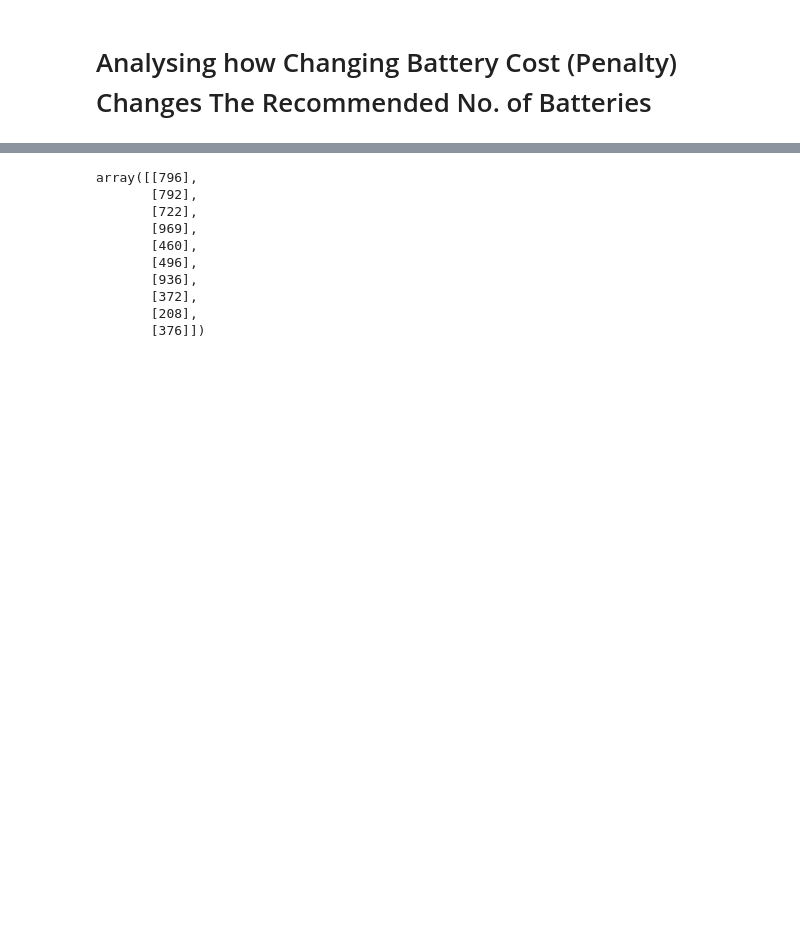
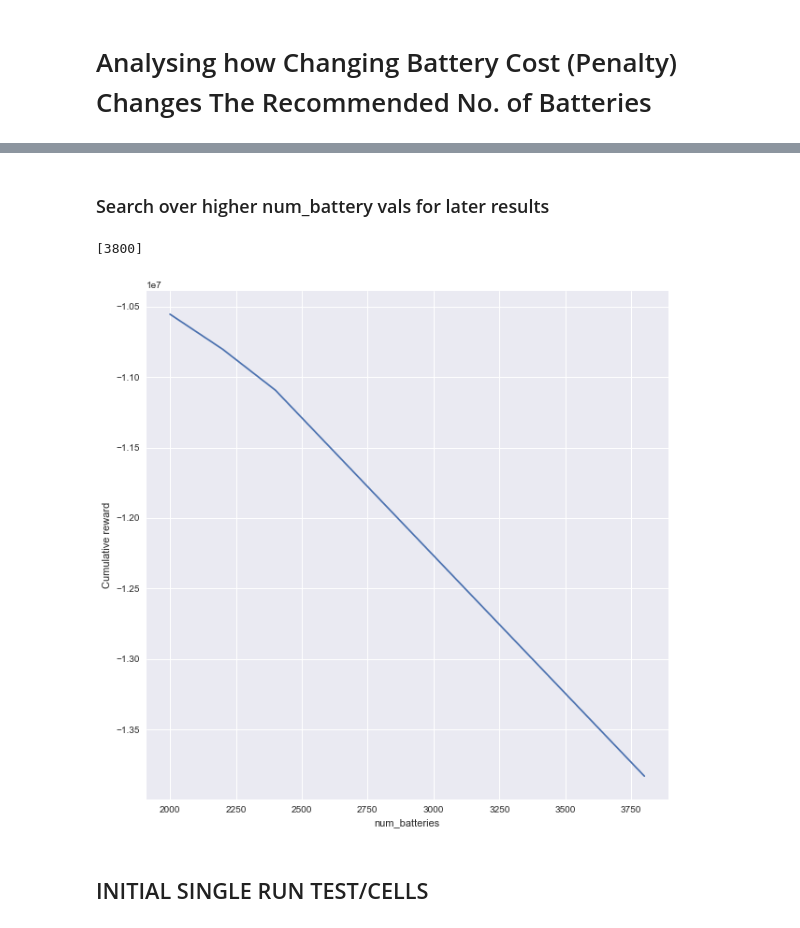
Before and after one commit to amzn/supply-chain-simulation-environment, a Jupyter notebook: src/bayesian_optimization/sensitivity_analysis.ipynb, the cells around one changed output, grey strips where cells are left out. Saved outputs shown, nothing was run; the diff lists cells and outputs as text; code cells hidden in the pictures; blank space fills up the shorter version.

```diff
--- a/src/bayesian_optimization/sensitivity_analysis.ipynb
+++ b/src/bayesian_optimization/sensitivity_analysis.ipynb
@@ -516,0 +331,9 @@ plt.plot()
+# %%
+min_battery_capacity = 50
+max_battery_capacity = 150
+min_battery_penalty = -(25 * 1000)
+max_battery_penalty = -(250 * 1000)
+num_data_points = 10
+
+timsteps_per_week = 336
+num_weeks = 52
@@ -516,0 +388,2 @@ plt.plot()
+# %% [markdown]
+### Search over higher num_battery vals for later results
@@ -517 +413,46 @@ plt.plot()
+# %%
+min_battery_capacity = 50
+max_battery_capacity = 150
+min_battery_penalty = -(25 * 1000)
+max_battery_penalty = -(250 * 1000)
+num_data_points = 10
+
+timsteps_per_week = 336
+num_weeks = 52
+# %%
+min_battery_results = []
+max_num_batteries_experiment = [1000, 1000, 1000, 1000, 2000, 3000, 6000, 12000]
+battery_penalties = [-400000, -350000, -300000, -250000, -200000, -150000, -100000, -50000]
+
+num_batteries = DiscreteParameter('num_batteries', range(0, max_num_batteries+1))
+max_battery_capacities = DiscreteParameter('max_battery_capacity', range(min_battery_capacity, max_battery_capacity+1, 10))
+battery_penalty = DiscreteParameter('battery_penalty', range(max_battery_penalty, min_battery_penalty))
+time_horizon = DiscreteParameter('time_horizon', [i for i in range(0, num_weeks*timsteps_per_week, timsteps_per_week)])
+
+parameter_space = ParameterSpace([num_batteries])
+# parameter_space = ParameterSpace([num_batteries, battery_penalty])
+
+#design = RandomDesign(parameter_space)
+
+X = np.arange(2000, 4000, 200)
+X = np.array([[n]for n in X])
+
+# Add column to specify the battery penalty
+X = np.insert(X, 1, -200000, axis=1)
+
+# Get initial points
+Y = f_multiprocess(X)
+
+# Fix X, as in remove the column added above that specifies the battery penalty
+X = np.delete(X, 1, 1)
+
+plot_reward(X, Y, parameter_space.parameter_names)
+
+min_battery_results.append(int(X[min(range(len(X)), key=Y.__getitem__)][0]))
+print(min_battery_results)
+# %% [output]
+[3800]
+[figure, added]
+# %% [markdown]
+## INITIAL SINGLE RUN TEST/CELLS
 # %%
@@ -536,18 +477,9 @@ parameter_space = ParameterSpace([num_batteries])
 design = RandomDesign(parameter_space)
 
 X = design.get_samples(num_data_points)
-X
+
+# Add column to specify the battery penalty
+X = np.insert(X, 1, -100000, axis=1)
-# %% [output]
-array([[796],
-       [792],
-       [722],
-       [969],
-       [460],
-       [496],
-       [936],
-       [372],
-       [208],
-       [376]])
 # %%
 # Get initial points
 Y = f_multiprocess(X)
```
Also changed, not shown: parts of 65 cells of this notebook.
